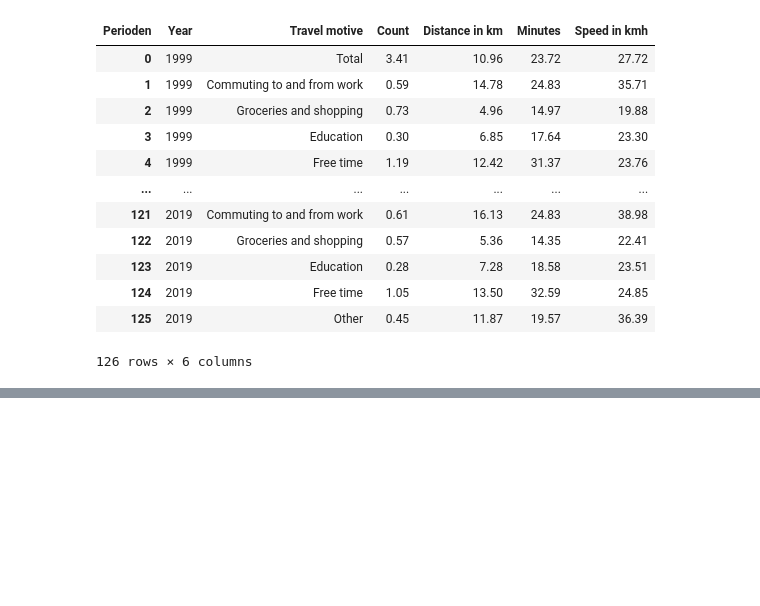
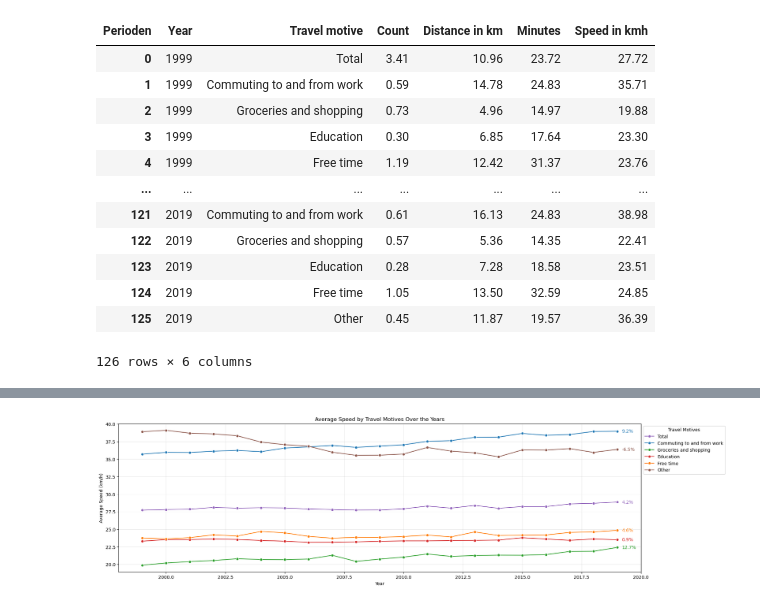
Before and after one commit to WoutevdH/TIL6020-LabAssignments, a Jupyter notebook: test patrick en martijn.ipynb, the cells around one changed output, grey strips where cells are left out. Drawn from its saved outputs; the diff is of its cells as text; code cells hidden in the pictures; blank space fills up the shorter version.

```diff
--- a/test patrick en martijn.ipynb
+++ b/test patrick en martijn.ipynb
@@ -188,3 +176,67 @@ plt.show()
+# %%
+# Initialize a dictionary to store percentage differences
+percentage_diff = {}
+
+# Calculate the average speed for each travel motive for 1999 and 2019
+for motive in total['Travel motive'].unique():
+    speed_1999 = total.loc[(total['Year'] == 1999) & (total['Travel motive'] == motive), 'Speed in kmh']
+    speed_2019 = total.loc[(total['Year'] == 2019) & (total['Travel motive'] == motive), 'Speed in kmh']
+
+    if not speed_1999.empty and not speed_2019.empty:
+        speed_1999_value = speed_1999.values[0]
+        speed_2019_value = speed_2019.values[0]
+
+        # Calculate percentage difference
+        if speed_1999_value != 0:  # Avoid division by zero
+            percentage = ((speed_2019_value - speed_1999_value) / speed_1999_value) * 100
+        else:
+            percentage = float('inf')  # Handle case if initial speed is zero
+
+        percentage_diff[motive] = percentage
+
+# Set plot size
+plt.figure(figsize=(21, 6))
+
+# Create the line plot
+sns.lineplot(
+    data=total,
+    x='Year',
+    y='Speed in kmh',
+    hue='Travel motive',
+    palette=color_map,  # Use the same color map as before
+    marker='o'  # Optional: adds markers at each data point
+)
+
+# Set the title and labels
+plt.title('Average Speed by Travel Motives Over the Years')
+plt.xlabel('Year')
+plt.ylabel('Average Speed (km/h)')
+
+# Add legend
+plt.legend(title='Travel Motives', loc='upper left', bbox_to_anchor=(1, 1))
+
+# Show grid for better readability
+plt.grid(alpha=0.3)
+
+# Annotate the percentage difference next to the lines
+for motive, percentage in percentage_diff.items():
+    if percentage is not None:  # Only annotate if percentage is available
+        last_value = total.loc[total['Travel motive'] == motive].iloc[-1]['Speed in kmh']
+        plt.text(
+            2019 + 0.2,  # x-position slightly to the right of the last year
+            last_value,  # y-position at the last value for that motive
+            f'{percentage:.1f}%',  # Format percentage to one decimal place
+            color=color_map[motive],  # Color matches the line color
+            va='center'
+        )
+
+# Save the plot as a PNG file
+plt.savefig("average_speed_by_travel_motives_line_plot_with_diff.png", bbox_inches='tight')
+
+# Show the plot
+plt.show()
+# %% [output]
+[figure, added]
 # %%
 # import pandas as pd
 # import matplotlib.pyplot as plt
```
Also changed, not shown: parts of 4 cells of this notebook, 3 other files.
